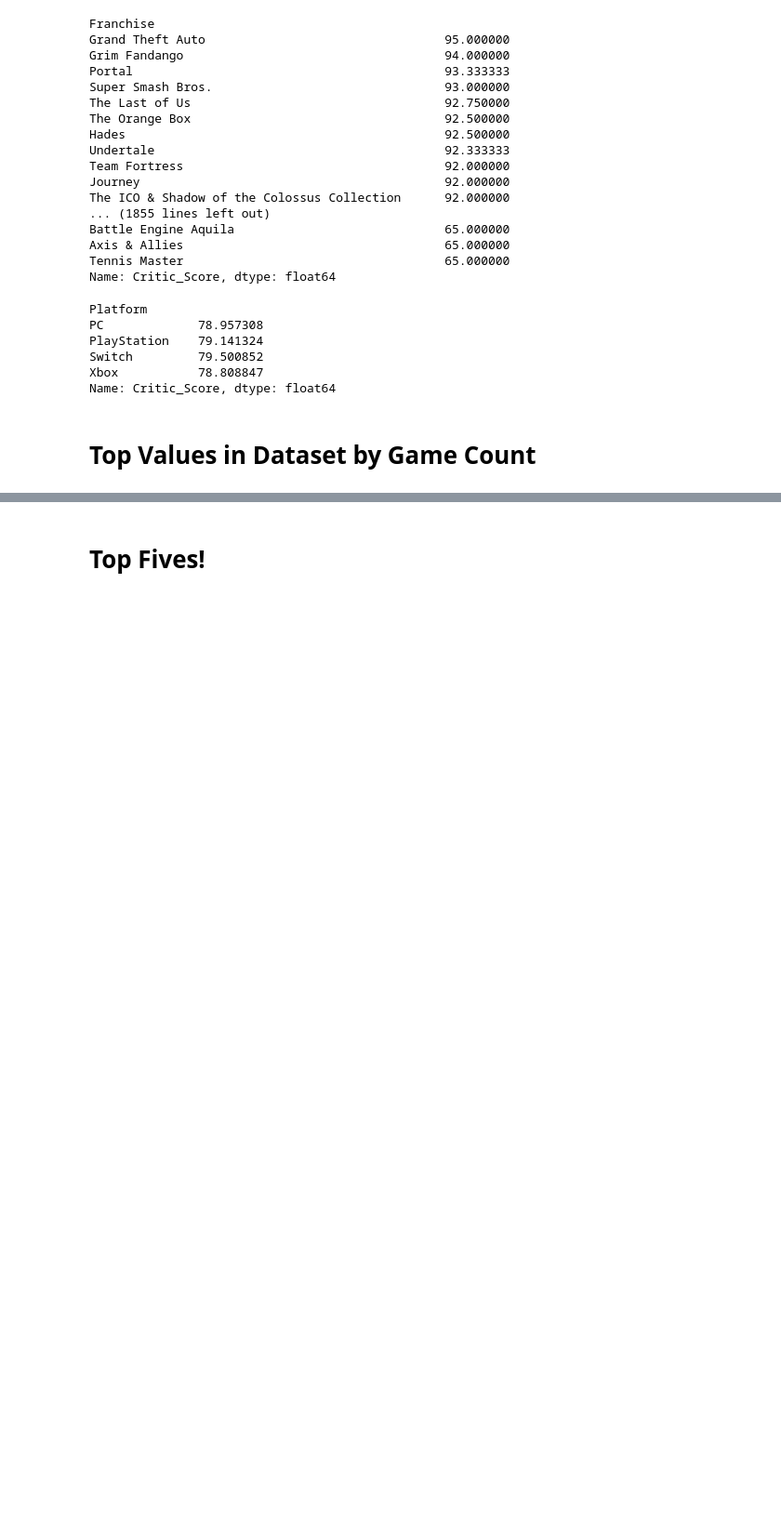
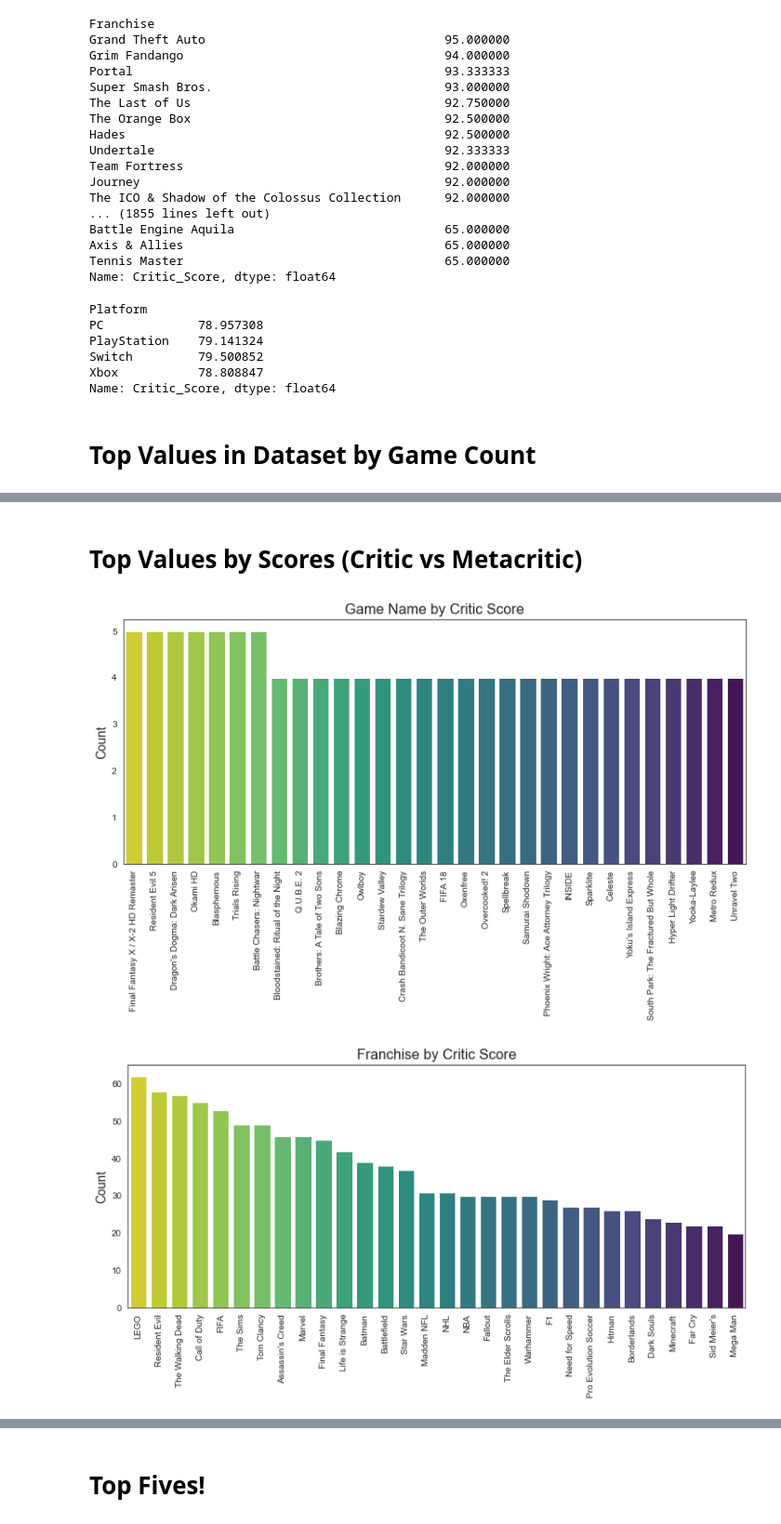
Before and after one commit to taznuva/Video-Games, a Jupyter notebook: Segment 3/Data Exploration/games_analysis.ipynb, the cells around one changed output, grey strips where cells are left out. Shown at 93% size. Cells and saved outputs as stored; diff of their text form; code cells hidden in the pictures; blank space fills up the shorter version.

```diff
--- a/Segment 3/Data Exploration/games_analysis.ipynb
+++ b/Segment 3/Data Exploration/games_analysis.ipynb
@@ -137,0 +159,17 @@ for col in cols:
+# %% [markdown]
+# Top Values by Scores (Critic vs Metacritic)
+# %%
+cols = ['Game Name','Franchise','Platform', 'Main Genre', 'Release Year','Global Sales']
+
+for col in cols:
+    chart = games_df[['Critic_Score', col]].groupby([col]).count().sort_values('Critic_Score', ascending=False).reset_index()
+    sns.set_style("white")
+    plt.figure(figsize=(12.4, 5))
+    plt.xticks(rotation=90)
+    sns.barplot(x=col, y='Critic_Score', data=chart[:30], palette=sns.color_palette("viridis_r", (12 if col == 'Main Genre' else 30))).set_title((col+' by Critic Score'), fontsize=16)
+    plt.ylabel('Count', fontsize=14)
+    plt.xlabel('')
+    plt.show()
+# %% [output]
+[figure, added]
+[figure, added]
```
Also changed, not shown: parts of 8 cells of this notebook, 4 other files.
